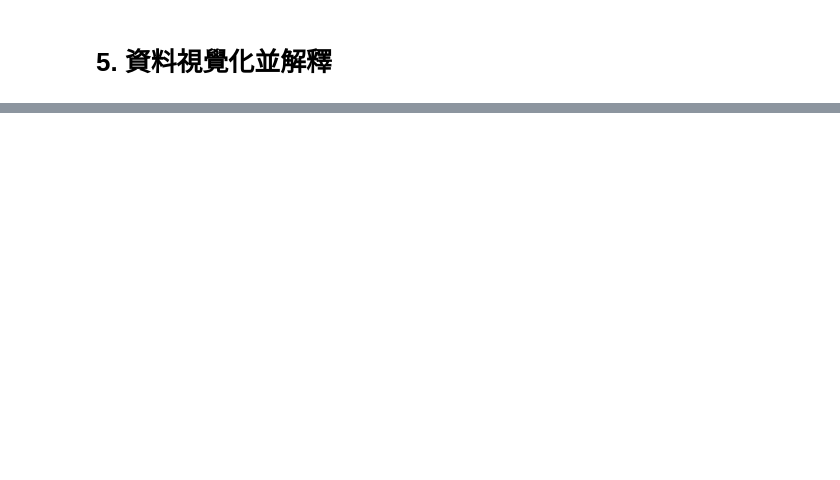
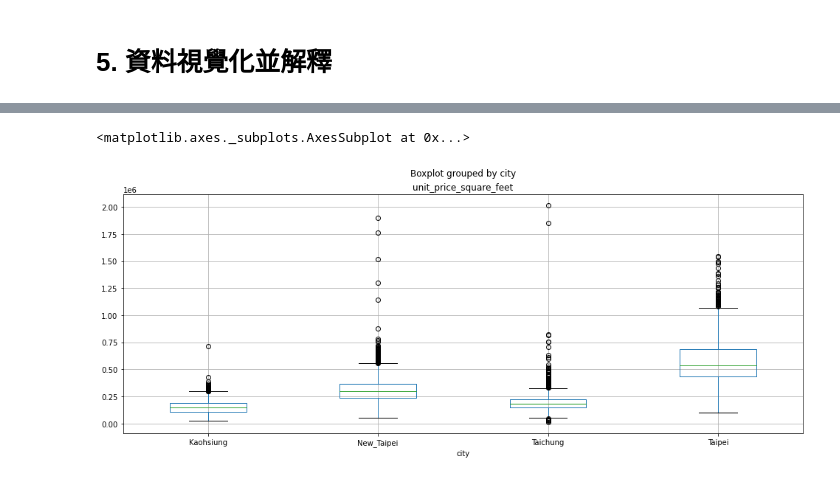
Before and after one commit to Steph958/Data-Analysis-in-60-Days, a Jupyter notebook: homework/期末專題實作(二)/不動產分析_習題.ipynb, the cells around one changed output, grey strips where cells are left out. Saved outputs shown, nothing was run; the diff lists cells and outputs as text; code cells hidden in the pictures; blank space fills up the shorter version.

```diff
--- a/homework/期末專題實作(二)/不動產分析_習題.ipynb
+++ b/homework/期末專題實作(二)/不動產分析_習題.ipynb
@@ -364,0 +357,4 @@ data.reset_index()
+# %%
+#1.交易年月日(tx_dt_year)，限制在109年
+analysis_data = analysis_data[analysis_data['tx_dt_year'] == 109]
+print(len(analysis_data))
@@ -364,0 +363,4 @@ data.reset_index()
+# %%
+#2.建物現況格局-房(room_number)，限制在1到5間
+analysis_data = analysis_data[(analysis_data['room_number']>=1) & (analysis_data['room_number']<=5)]
+print(len(analysis_data))
@@ -557,0 +665,11 @@ plt.show()
+# %%
+#1. 以城市(city)為x軸，以單價元坪(unit_price_square_feet)為y軸畫出boxplot，並找出單價元坪(unit_price_square_feet)中位數最高的地區
+
+analysis_data.boxplot(column=['unit_price_square_feet'],
+                      by='city',
+                      figsize=(16,6))
+
+#單價元坪(unit_price_square_feet)中位數最高的地區:台北市
+# %% [output]
+<matplotlib.axes._subplots.AxesSubplot at 0x...>
+[figure, added]
```
Also changed, not shown: parts of 59 cells of this notebook, 1 other file.
